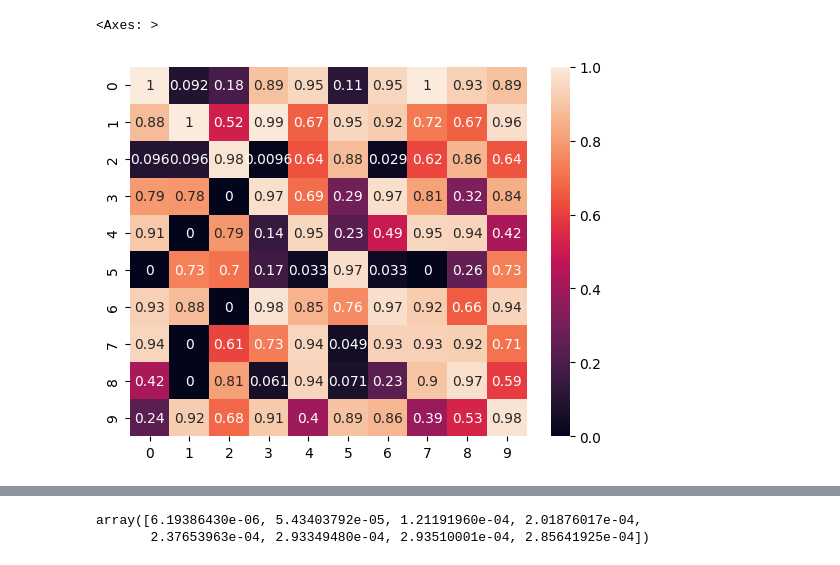
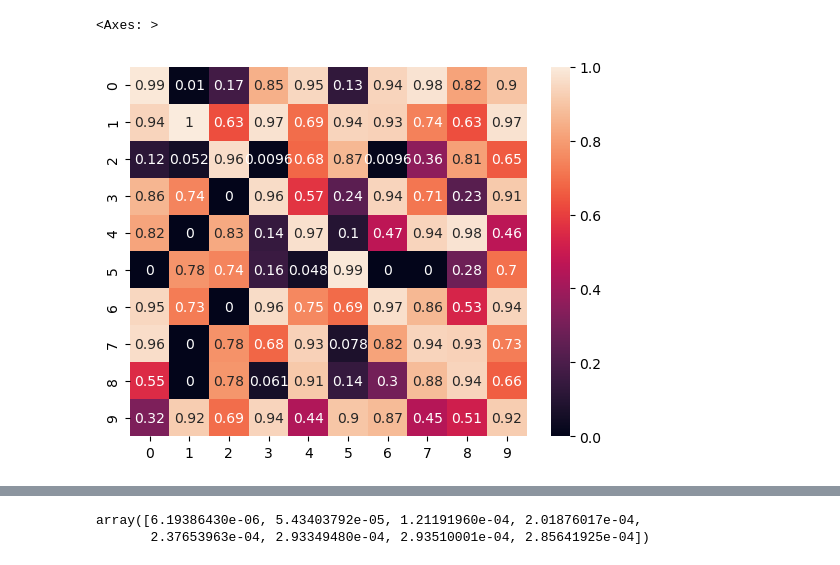
Before and after one commit to vitryt/label-free-bias-identification, a Jupyter notebook: data_recovery.ipynb, the cells around one changed output, grey strips where cells are left out. Saved outputs shown, nothing was run; the diff lists cells and outputs as text; code cells hidden in the pictures.

```diff
--- a/data_recovery.ipynb
+++ b/data_recovery.ipynb
@@ -37,10 +37,10 @@ sys.path
 # %%
-exp_id = 7
+exp_id = 0
 exp_name = "MNIST"
-with open("models/" + exp_name + "/model_" + str(exp_id) + ".pkl", "rb") as f:
+with open("/data/4vitry/models/" + exp_name + "/model_" + str(exp_id) + ".pkl", "rb") as f:
     model_res = pkl.load(f)
 sb.heatmap(model_res["correctness_matrix"]/model_res["appearance_matrix"], vmin=0, vmax=1, annot=True)
 # %% [output]
 <Axes: >
-[figure, old version]
+[figure, new version]
 # %%
```
Also changed, not shown: parts of 4 cells of this notebook, 2 other files.
